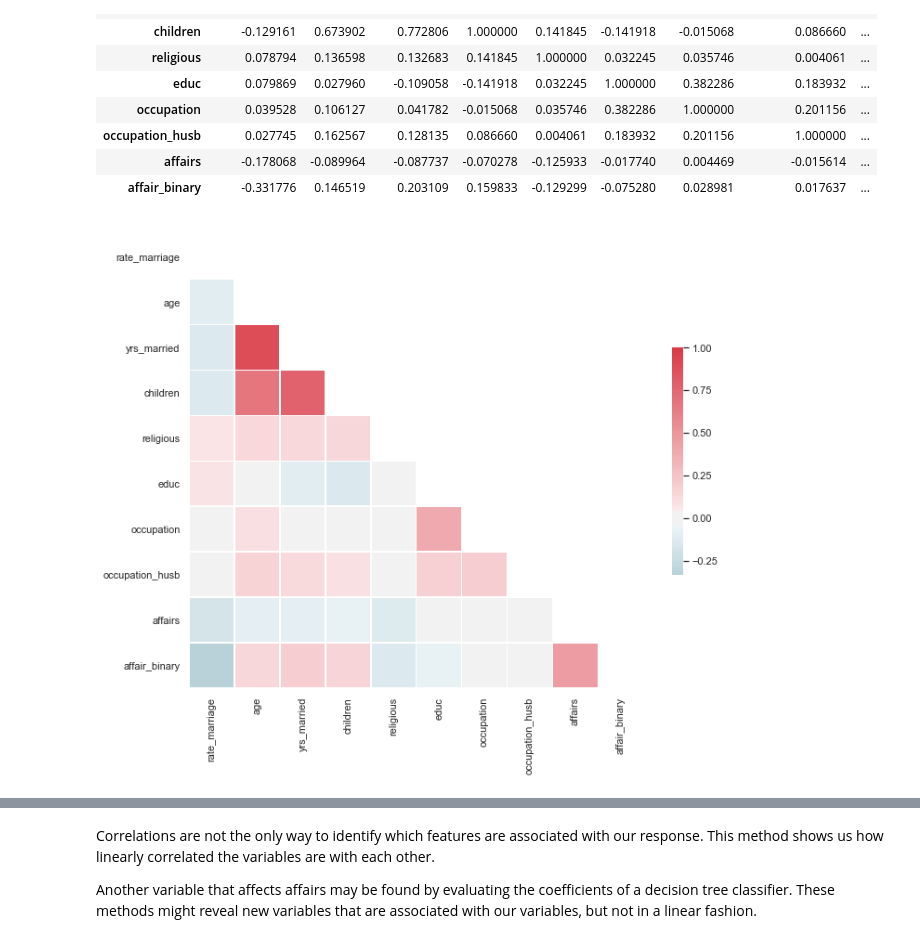
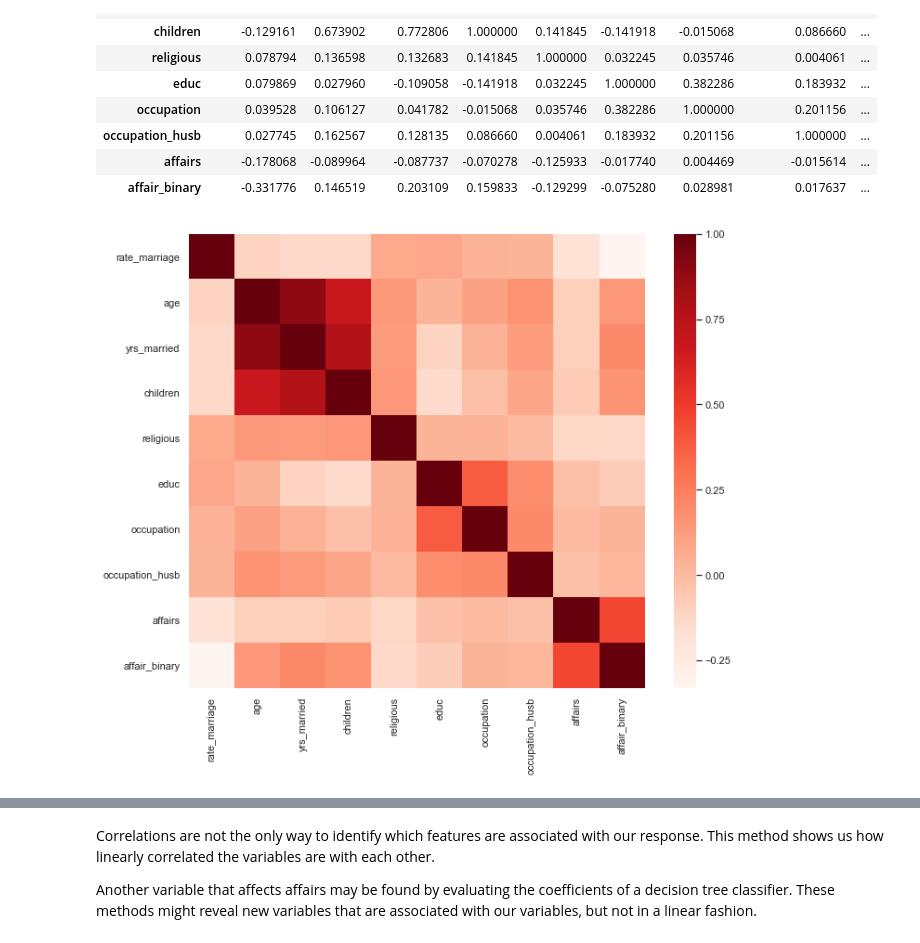
Before and after one commit to epilicer/MachineLearning, a Jupyter notebook: FeatureImportance.ipynb, the cells around one changed output, grey strips where cells are left out. Cells and saved outputs as stored; diff of their text form; code cells hidden in the pictures.

```diff
--- a/FeatureImportance.ipynb
+++ b/FeatureImportance.ipynb
@@ -42,26 +42,13 @@ affairs_df.corr()
 | affair_binary | -0.331776 | 0.146519 | 0.203109 | 0.159833 | -0.129299 | -0.075280 | 0.028981 | 0.017637 | ... |
 # %%
 import seaborn as sns
-import numpy as np
 import matplotlib.pyplot as plt
 
 sns.set(style="white")
 
-# Compute the correlation matrix
-corr = affairs_df.corr()
-
-# Generate a mask for the upper triangle
-mask = np.zeros_like(corr, dtype=np.bool)
-mask[np.triu_indices_from(mask)] = True
-
 # Set up the matplotlib figure
 f, ax = plt.subplots(figsize=(11, 9))
 
-# Generate a custom diverging colormap
-cmap = sns.diverging_palette(220, 10, as_cmap=True)
-
-# Draw the heatmap with the mask and correct aspect ratio
-sns.heatmap(corr, mask=mask, cmap=cmap, center=0,
-            square=True, linewidths=.5, cbar_kws={"shrink": .5});
+sns.heatmap(affairs_df.corr(), cmap='Reds');
 # %% [output]
-[figure, old version]
+[figure, new version]
```
Also changed, not shown: parts of 5 cells of this notebook.
